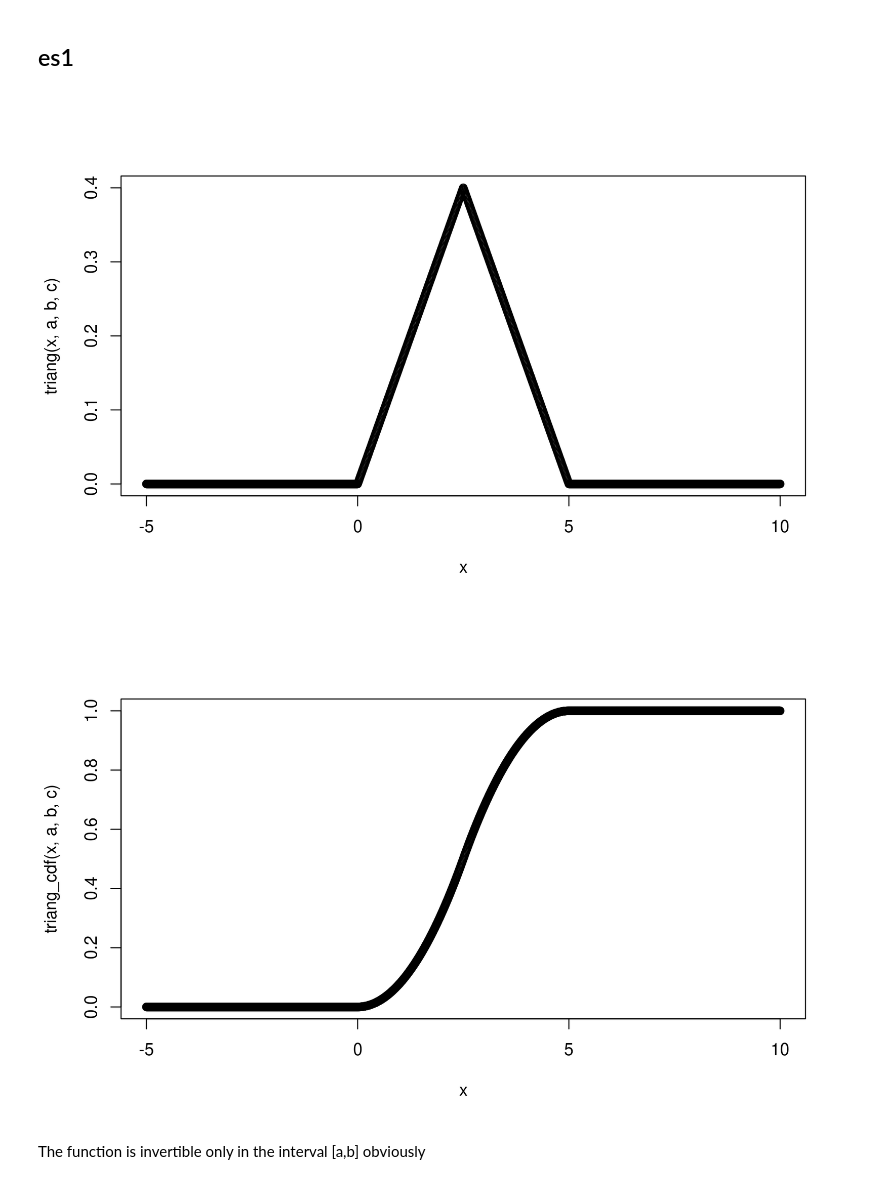
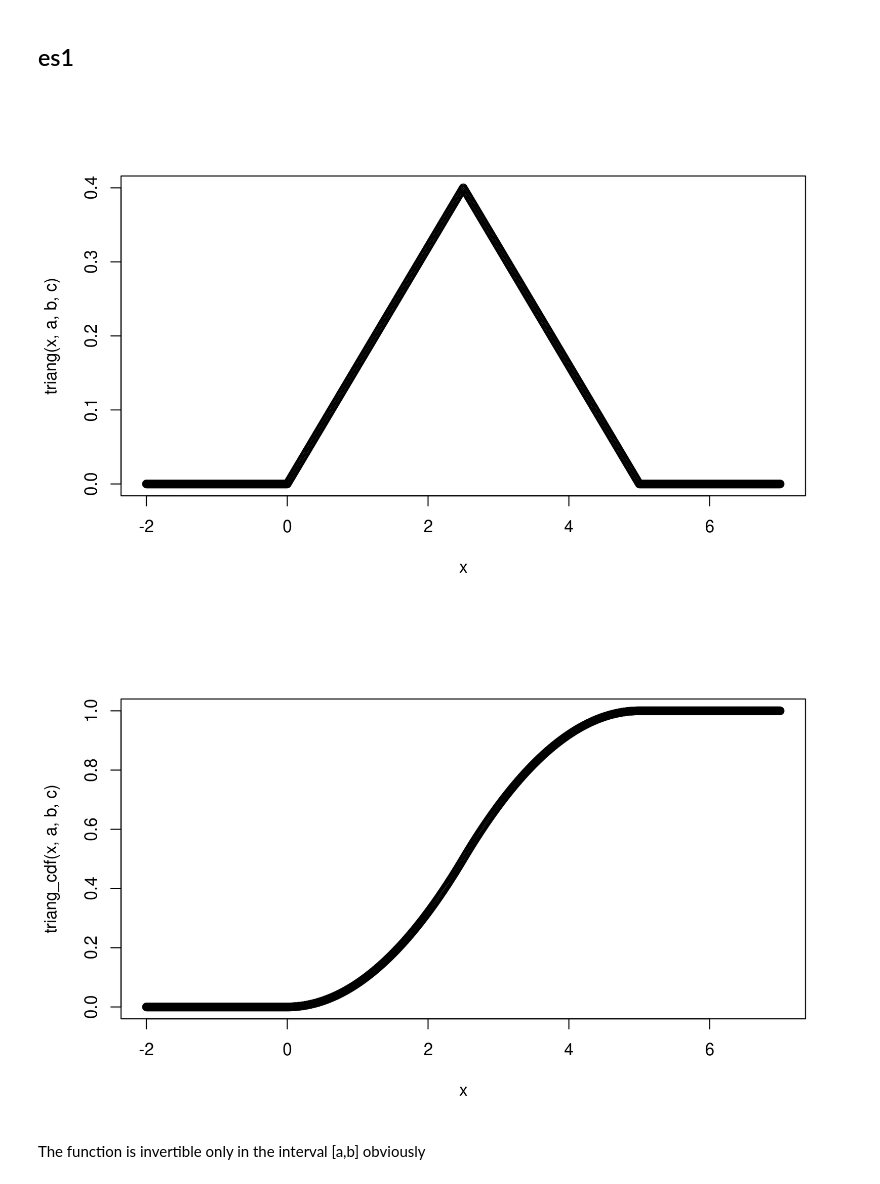
Before and after one commit to PietroCappelli/Advance_stat, a Jupyter notebook: Exercises/exercises03.ipynb, the cells around one changed output. Saved outputs shown, nothing was run; the diff lists cells and outputs as text; code cells hidden in the pictures.

```diff
--- a/Exercises/exercises03.ipynb
+++ b/Exercises/exercises03.ipynb
@@ -15,11 +15,11 @@ triang <- function(x,a,b,c) {
 # %%
 a <- 0
 b <- 5
 c <- (a+b)/2
-x <- seq(a-5, b+5, 0.01)
+x <- seq(a-2, b+2, 0.01)
 plot(x, triang(x,a,b,c))
 # %% [output]
-[figure, old version]
+[figure, new version]
 # %%
 #how to generate random numbers from a continuous distribution
 N <- 100
@@ -41,7 +41,7 @@ triang_cdf <- function(x,a,b,c){
 
 plot(x, triang_cdf(x,a,b,c))
 # %% [output]
-[figure, old version]
+[figure, new version]
 # %% [markdown]
 The function is invertible only in the interval [a,b] obviously
 # %%
```
Also changed, not shown: parts of 6 cells of this notebook.
